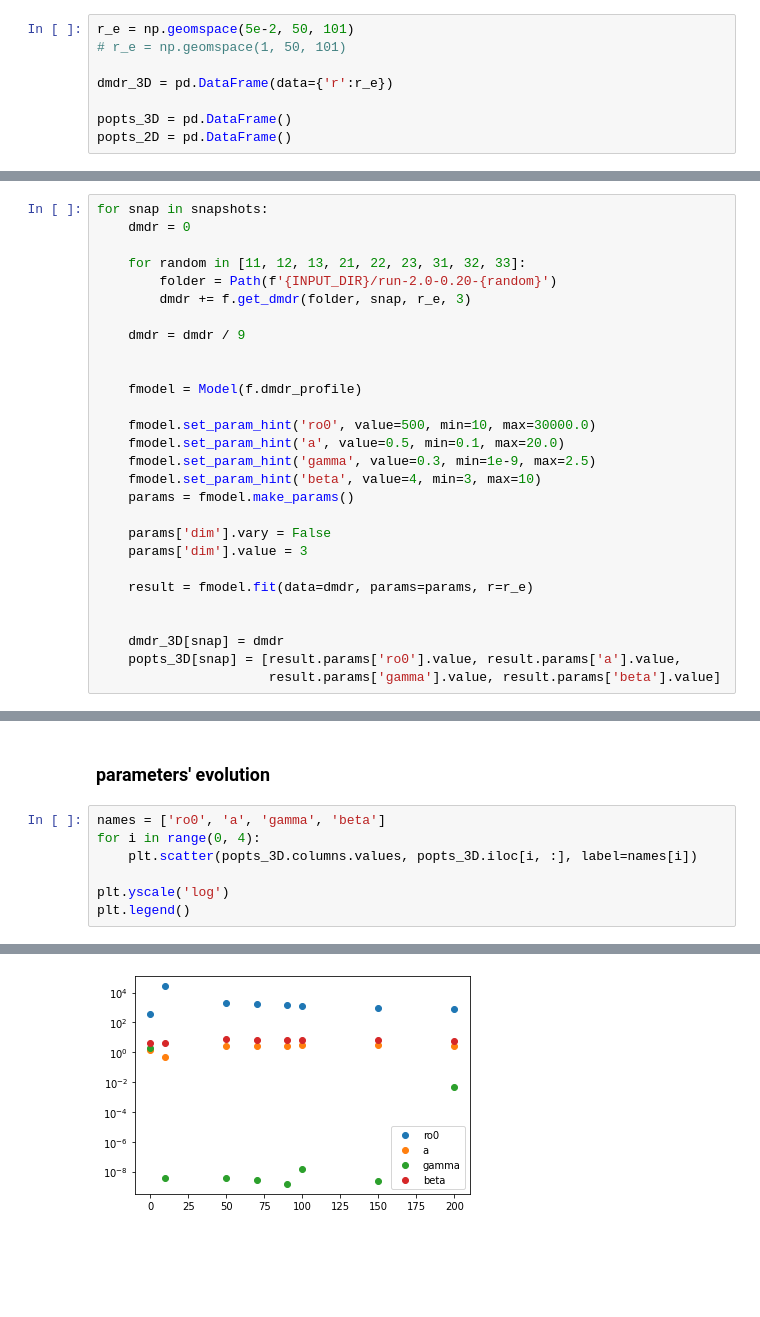
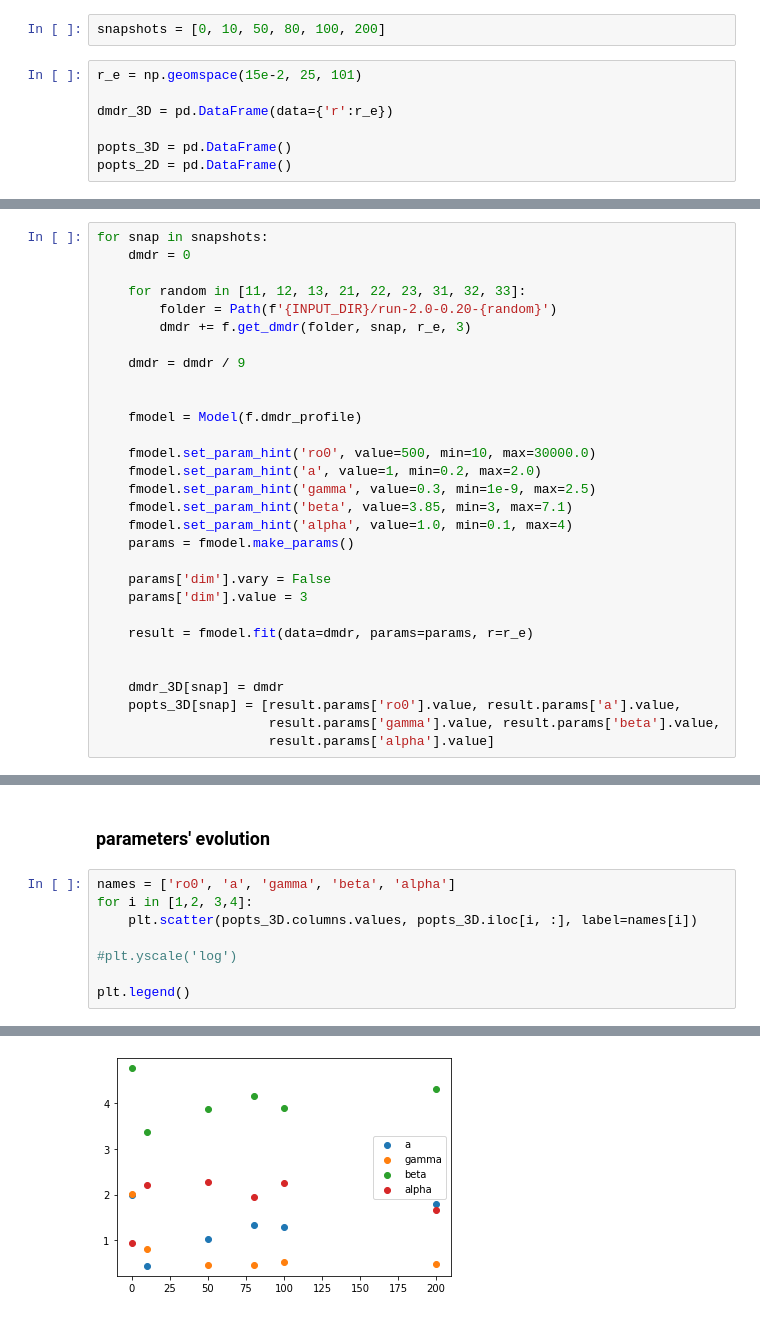
Before and after one commit to olgaborodina/N-body_simulations_analysis, a Jupyter notebook: profile_fit.ipynb, the cells around one changed output, grey strips where cells are left out. Cells and saved outputs as stored; diff of their text form; blank space fills up the shorter version.

Commit message:
Add profile parameter alpha, fix plots, remove old functions

```diff
--- a/profile_fit.ipynb
+++ b/profile_fit.ipynb
@@ -22,6 +18,7 @@ snapshots = [0, 10, 50, 70, 90, 100, 150, 200]
+# %%
+snapshots = [0, 10, 50, 80, 100, 200]
 # %%
-r_e = np.geomspace(5e-2, 50, 101)
-# r_e = np.geomspace(1, 50, 101)
+r_e = np.geomspace(15e-2, 25, 101)
 
 dmdr_3D = pd.DataFrame(data={'r':r_e})
 
@@ -43,9 +40,10 @@ for snap in snapshots:
     fmodel = Model(f.dmdr_profile)
 
     fmodel.set_param_hint('ro0', value=500, min=10, max=30000.0)
-    fmodel.set_param_hint('a', value=0.5, min=0.1, max=20.0)
+    fmodel.set_param_hint('a', value=1, min=0.2, max=2.0)
     fmodel.set_param_hint('gamma', value=0.3, min=1e-9, max=2.5)
-    fmodel.set_param_hint('beta', value=4, min=3, max=10)
+    fmodel.set_param_hint('beta', value=3.85, min=3, max=7.1)
+    fmodel.set_param_hint('alpha', value=1.0, min=0.1, max=4)
     params = fmodel.make_params()
 
     params['dim'].vary = False
@@ -56,7 +54,8 @@ for snap in snapshots:
 
     dmdr_3D[snap] = dmdr
     popts_3D[snap] = [result.params['ro0'].value, result.params['a'].value,
-                      result.params['gamma'].value, result.params['beta'].value]
+                      result.params['gamma'].value, result.params['beta'].value,
+                      result.params['alpha'].value]
 # %%
 cycol = iter(cm.plasma(np.linspace(0, 1, len(snapshots)+1)))
 np.set_printoptions(formatter={'float': "{0:0.2e}".format})
@@ -143,13 +141,14 @@ ax.legend(title='2D')
 # %% [markdown]
 ### parameters' evolution
 # %%
-names = ['ro0', 'a', 'gamma', 'beta']
-for i in range(0, 4):
+names = ['ro0', 'a', 'gamma', 'beta', 'alpha']
+for i in [1,2, 3,4]:
     plt.scatter(popts_3D.columns.values, popts_3D.iloc[i, :], label=names[i])
 
-plt.yscale('log')
+#plt.yscale('log')
+
 plt.legend()
 # %% [output]
 <matplotlib.legend.Legend at 0x...>
-[figure, old version]
+[figure, new version]
 # %%
```
Also changed, not shown: parts of 7 cells of this notebook, 1 other file.
